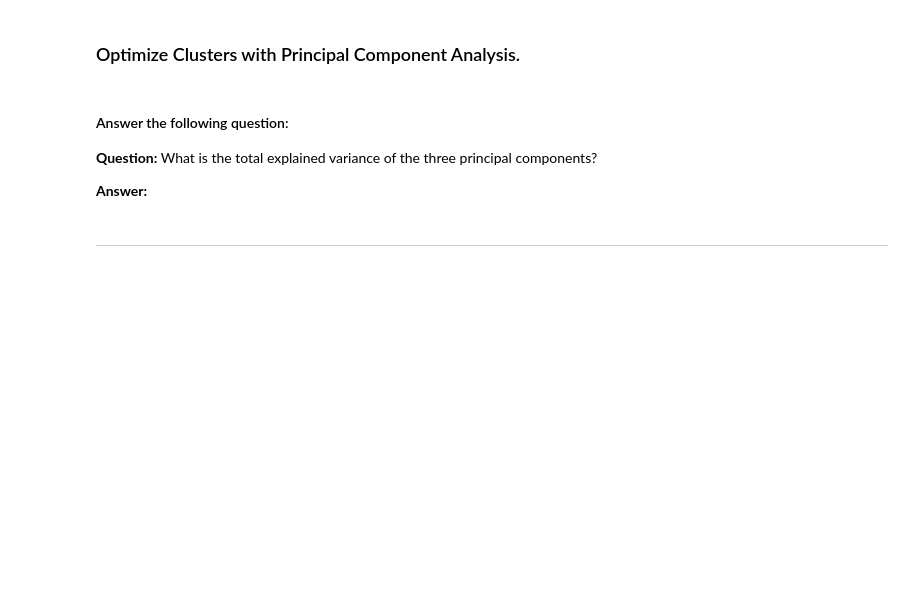
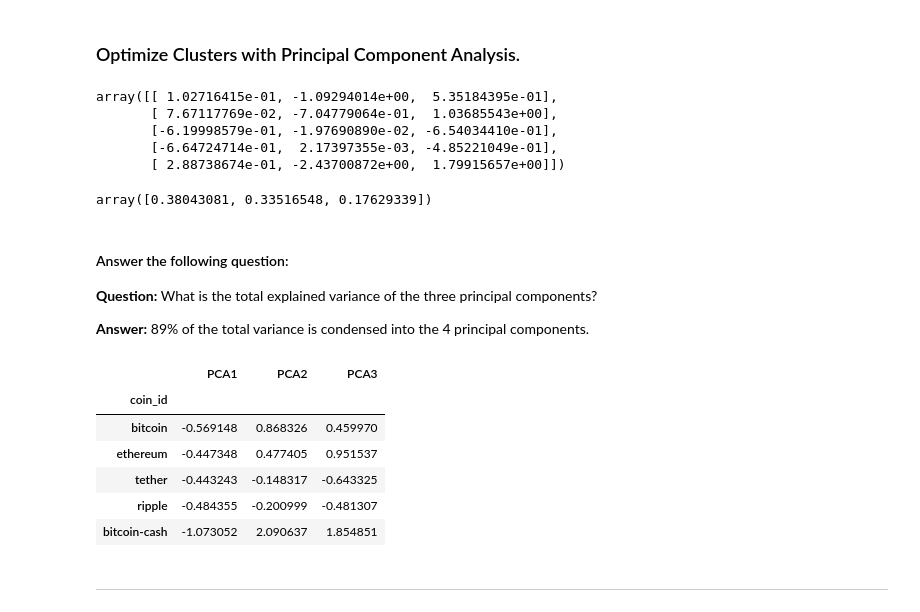
Before and after one commit to leajinks/CryptoClustering, a Jupyter notebook: Crypto_Clustering.ipynb, the cells around one changed output. Saved outputs shown, nothing was run; the diff lists cells and outputs as text; code cells hidden in the pictures; blank space fills up the shorter version.

```diff
--- a/Crypto_Clustering.ipynb
+++ b/Crypto_Clustering.ipynb
@@ -164,5 +161,13 @@ df_elbow.hvplot.line(
 # %%
+# Initialize the K-Means model using the best value for k
+# Define the model with optimal number of clusters
+model = KMeans(n_clusters=4, random_state=0)
+
+# Fit the model
+model.fit(df_scaled_crypto)
+
 # Predict the clusters to group the cryptocurrencies using the scaled data
-
+clusters = model.predict(df_scaled_crypto)
 
 # Print the resulting array of cluster values.
+clusters
@@ -175,0 +178,9 @@ df_elbow.hvplot.line(
+# %%
+# Create a copy of the DataFrame
+df_scaled_crypto = df_scaled_crypto.copy()
+
+# Add a column to the DataFrame that contains the customer_segment information
+df_scaled_crypto['clusters'] = clusters
+
+# Review the DataFrame
+df_scaled_crypto.head()
@@ -185,32 +213,55 @@ df_elbow.hvplot.line(
 ### Optimize Clusters with Principal Component Analysis.
 # %%
 # Create a PCA model instance and set `n_components=3`.
+pca = PCA(n_components=3)
 # %%
 # Use the PCA model with `fit_transform` to reduce to
 # three principal components.
+crypto_pca = pca.fit_transform(df_scaled_crypto)
 
-# View the first five rows of the DataFrame.
+# Review the first 5 rows of the array of list data
+crypto_pca[:5]
+# %% [output]
+array([[ 1.02716415e-01, -1.09294014e+00,  5.35184395e-01],
+       [ 7.67117769e-02, -7.04779064e-01,  1.03685543e+00],
+       [-6.19998579e-01, -1.97690890e-02, -6.54034410e-01],
+       [-6.64724714e-01,  2.17397355e-03, -4.85221049e-01],
+       [ 2.88738674e-01, -2.43700872e+00,  1.79915657e+00]])
 # %%
 # Retrieve the explained variance to determine how much information
 # can be attributed to each principal component.
+pca.explained_variance_ratio_
+# %% [output]
+array([0.38043081, 0.33516548, 0.17629339])
 # %% [markdown]
 #### Answer the following question:
 
 **Question:** What is the total explained variance of the three principal components?
 
-**Answer:**
+**Answer:** 89% of the total variance is condensed into the 4 principal components.
 # %%
 # Create a new DataFrame with the PCA data.
-
-# Creating a DataFrame with the PCA data
+crypto_pca_df = pd.DataFrame(
+    crypto_pca,
+    columns=["PCA1", "PCA2", "PCA3"]
+)
 
 # Copy the crypto names from the original data
-
+crypto_pca_df["coin_id"] = df_market_data.index
 
 # Set the coinid column as index
-
+crypto_pca_df = crypto_pca_df.set_index("coin_id")
 
 # Display sample data
+crypto_pca_df.head()
+# %% [output]
+|  | PCA1 | PCA2 | PCA3 |
+| coin_id |  |  |  |
+| bitcoin | -0.569148 | 0.868326 | 0.459970 |
+| ethereum | -0.447348 | 0.477405 | 0.951537 |
+| tether | -0.443243 | -0.148317 | -0.643325 |
+| ripple | -0.484355 | -0.200999 | -0.481307 |
+| bitcoin-cash | -1.073052 | 2.090637 | 1.854851 |
 # %% [markdown]
 ---
 # %% [markdown]
```
Also changed, not shown: parts of 22 cells of this notebook.
